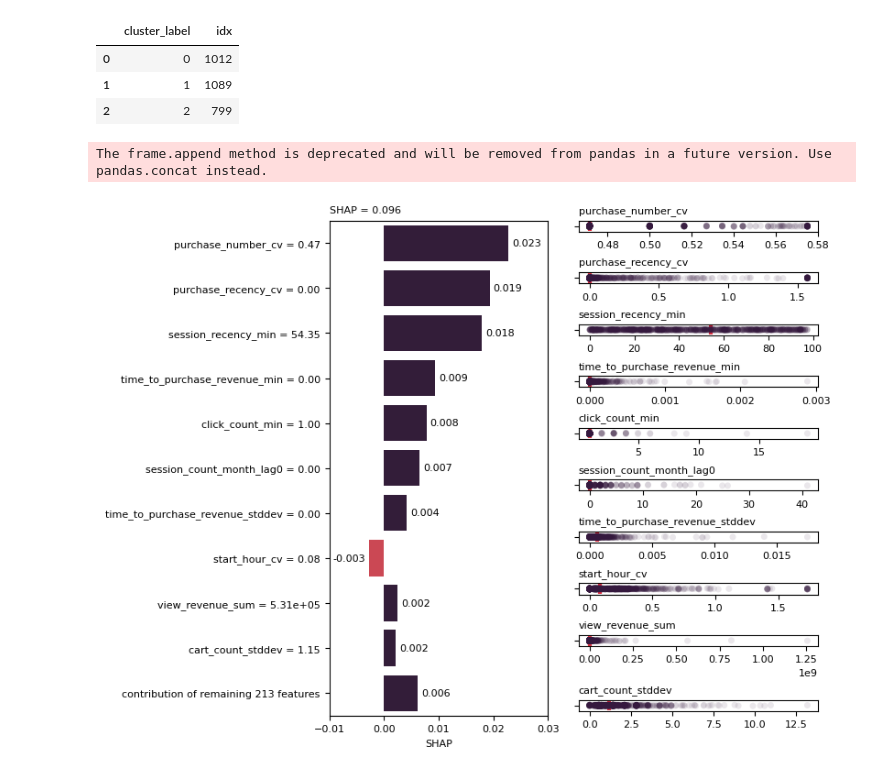
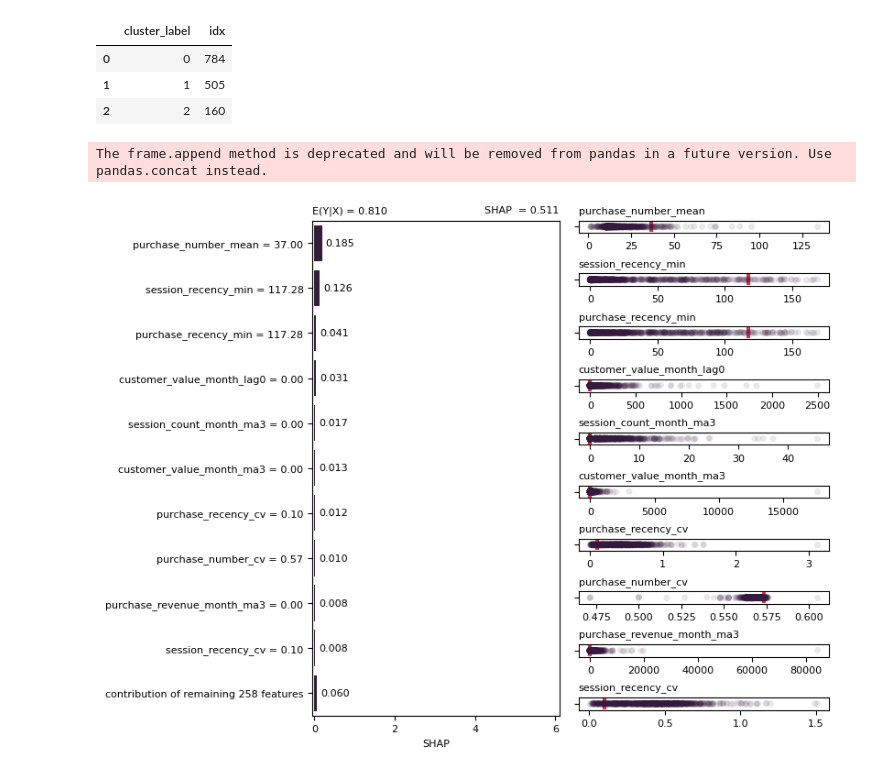
Before and after one commit to fridrichmrtn/churn-modeling, a Jupyter notebook: jupyters/07-model-understanding.ipynb, the cells around one changed output. Cells and saved outputs as stored; diff of their text form; code cells hidden in the pictures.

```diff
--- a/jupyters/07-model-understanding.ipynb
+++ b/jupyters/07-model-understanding.ipynb
@@ -28,18 +39,4 @@ IsADirectoryError: [Errno 21] Is a directory: '../data/retailrocket/pipelines/sv
 # %%
-with open("../data/retailrocket/pipelines/svm_rbf_class_shap", "wb") as f:
-   pickle.dump(shap_values, f)
+with open("../data/rees46/pipelines/shap_gbm_class", "rb") as f:
+   shap_values = pickle.load(f)
-# %%
-
-with open("../data/retailrocket/pipelines/svm_rbf_class_shap", "rb") as f:
-   shap_values=pickle.load(f)
-
-class SHAP():
-    def __init__(self, values, feature_names, data):
-        self.values = values
-        self.feature_names = feature_names
-        self.data = data
-
-shap_values = SHAP(values=shap_values.values,
-    feature_names=shap_values.feature_names,
-    data=test_data.values)
 # %%
@@ -269,20 +285,24 @@ def get_cluster_centers(df):
     return df.iloc[min_row,:].index.values[0]
 
 cluster_centers = pd.DataFrame(shap_values.values,
-    columns=shap_values.feature_names)\
+    columns=shap_values.feature_names)
+# cf = (cluster_centers.sum(axis=1)+shap_values.base_values[0])>5
+# cluster_centers = cluster_centers.loc[cf,:]
+# cluster_labels = [1]*cluster_centers.shape[0]
+cluster_centers=cluster_centers\
         .groupby(cluster_labels, as_index=False)\
         .apply(get_cluster_centers).reset_index()
 cluster_centers.columns = ["cluster_label", "idx"]
 cluster_centers
 # %% [output]
 |  | cluster_label | idx |
-| 0 | 0 | 1012 |
-| 1 | 1 | 1089 |
-| 2 | 2 | 799 |
+| 0 | 0 | 784 |
+| 1 | 1 | 505 |
+| 2 | 2 | 160 |
 # %%
 %matplotlib inline
-
-def plot_observation(shap_values, row, max_features=5, shap_xlim=(-.1,.1)):
+def plot_observation(shap_values, row, max_features=5,
+    shap_xlim=(-.1,.1), dec_title=2, dec_feats=2):
 
     # data
     shap_row = pd.DataFrame(shap_values.values[row,:].reshape(1,-1),
@@ -293,6 +313,7 @@ def plot_observation(shap_values, row, max_features=5, shap_xlim=(-.1,.1)):
     complement_shap.name = f"contribution of remaining {len(feature_comp_names)} features"
     total_shap = shap_row.sum()
     total_shap.name = "shap expected"
+    base_value = shap_values.base_values[row]+total_shap.values[0]
     feature_shaps = shap_row.loc[feature_names,:]\
         .append(complement_shap, ignore_index=False)
     feature_shaps = pd.DataFrame(feature_shaps).reset_index()\
@@ -301,7 +322,7 @@ def plot_observation(shap_values, row, max_features=5, shap_xlim=(-.1,.1)):
         columns=shap_values.feature_names)
     feature_values.loc[row,feature_names]
     feature_values = feature_values.loc[row,feature_names]
-    feature_labels = [feature_values.index[i]+" = {:.2f}".format(v)
+    feature_labels = [feature_values.index[i]+" = {:.{}f}".format(v, dec_feats)
         if np.abs(v)<10000 else feature_values.index[i]+" = {:.2e}".format(v)
             for i,v in enumerate(feature_values)]+[complement_shap.name]
 
@@ -314,35 +335,37 @@ def plot_observation(shap_values, row, max_features=5, shap_xlim=(-.1,.1)):
     cust_pal = {feature_shaps.name[v]:sns.color_palette("rocket")[0]\
         if feature_shaps.shap[v]>0 else sns.color_palette("rocket")[3]\
             for v in feature_shaps.index}
     a = sns.barplot(data=feature_shaps, x="shap", y="name",
         palette=cust_pal, ax=la)
-    a.set_title("SHAP = {:.3f}".format(total_shap.values[0]),
-        loc="left")
+    a.set_title("E(Y|X) = {:.{}f}".format(base_value, dec_title), loc="left")
+    a.set_title("SHAP  = {:.{}f}".format(total_shap.values[0], dec_title), loc="right")
     a.set_ylabel("");
     a.set_yticklabels(feature_labels);
     a.set_xlabel("SHAP");
     a.set_xlim(shap_xlim);
     for container in a.containers:
-        a.bar_label(container, fmt="%.3f", padding=3)
+        a.bar_label(container, fmt="%.{}f".format(dec_title), padding=3)
 
     # right plot
     feature_values = pd.DataFrame(shap_values.data,
         columns=shap_values.feature_names)
     ra = subfigs[1].subplots(max_features+1, 1, gridspec_kw={"hspace":.10})
     for i in range(max_features):
         a = sns.stripplot(data=feature_values, x=feature_names[i],
             color=sns.color_palette("rocket")[0], alpha=.1, ax=ra.flat[i])
         a.vlines(feature_values.loc[row, feature_names[i]], -1, 1,
             color=sns.color_palette("rocket")[3], linestyles="solid", linewidths=3)
         a.set_xlabel("");
         a.set_title(feature_names[i], loc="left");
     # hack with additional subplot
     ra[-1].set_frame_on(False)
     ra[-1].get_xaxis().set_ticks([])
     ra[-1].get_yaxis().set_ticks([])
     plt.rcParams.update(plt.rcParamsDefault)
 
-plot_observation(shap_values,1012,10,shap_xlim=(-0.01, 0.03))
+#plot_observation(shap_values,936,5,shap_xlim=(-2.75, 1.25))
+plot_observation(shap_values,166,10,shap_xlim=(-0.05, 6.1),
+    dec_title=3, dec_feats=2)
 # %% [output]
 The frame.append method is deprecated and will be removed from pandas in a future version. Use pandas.concat instead.
-[figure, old version]
+[figure, new version]
```
Also changed, not shown: parts of 14 cells of this notebook.
